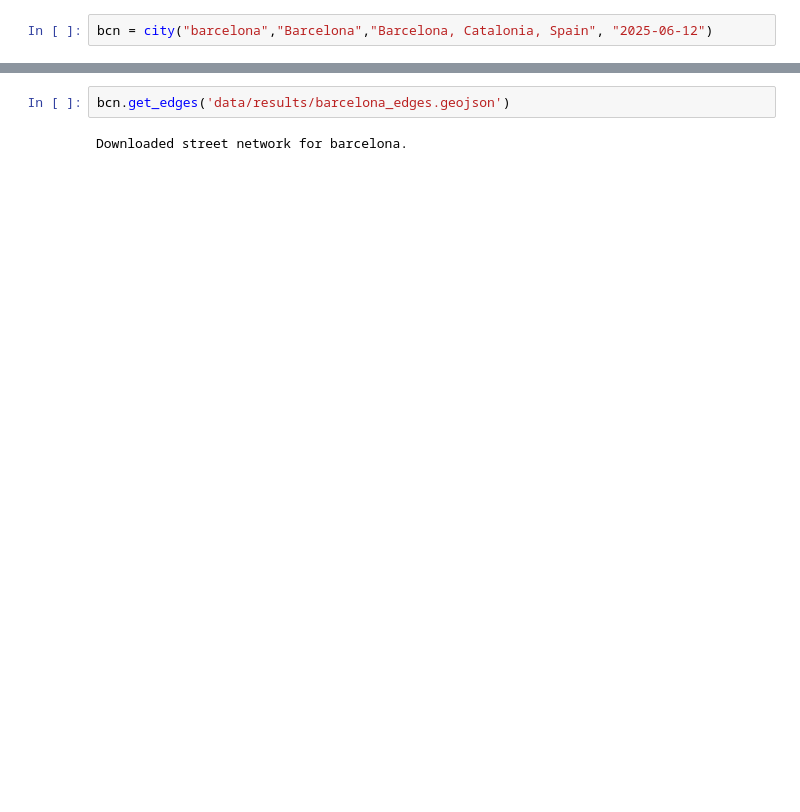
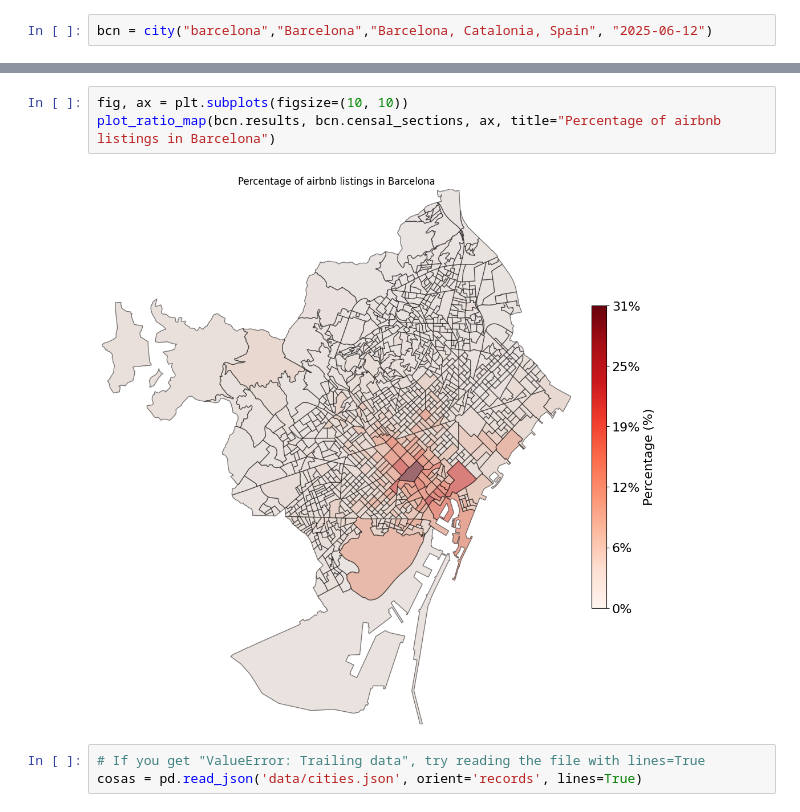
Before and after one commit to mehrrero/parasites, a Jupyter notebook: tests.ipynb, the cells around one changed output, grey strips where cells are left out. Cells and saved outputs as stored; diff of their text form; blank space fills up the shorter version.

```diff
--- a/tests.ipynb
+++ b/tests.ipynb
@@ -22,5 +22,9 @@ Downloading censal sections data...
 Computed ratios for flats and rooms in the city.
-# %%
-bcn.get_edges('data/results/barcelona_edges.geojson')
-# %% [output]
-Downloaded street network for barcelona.
+# %%
+fig, ax = plt.subplots(figsize=(10, 10))
+plot_ratio_map(bcn.results, bcn.censal_sections, ax, title="Percentage of airbnb listings in Barcelona")
+# %% [output]
+[figure, added]
+# %%
+# If you get "ValueError: Trailing data", try reading the file with lines=True
+cosas = pd.read_json('data/cities.json', orient='records', lines=True)
```
Also changed, not shown: parts of 6 cells of this notebook, 2 other files.
